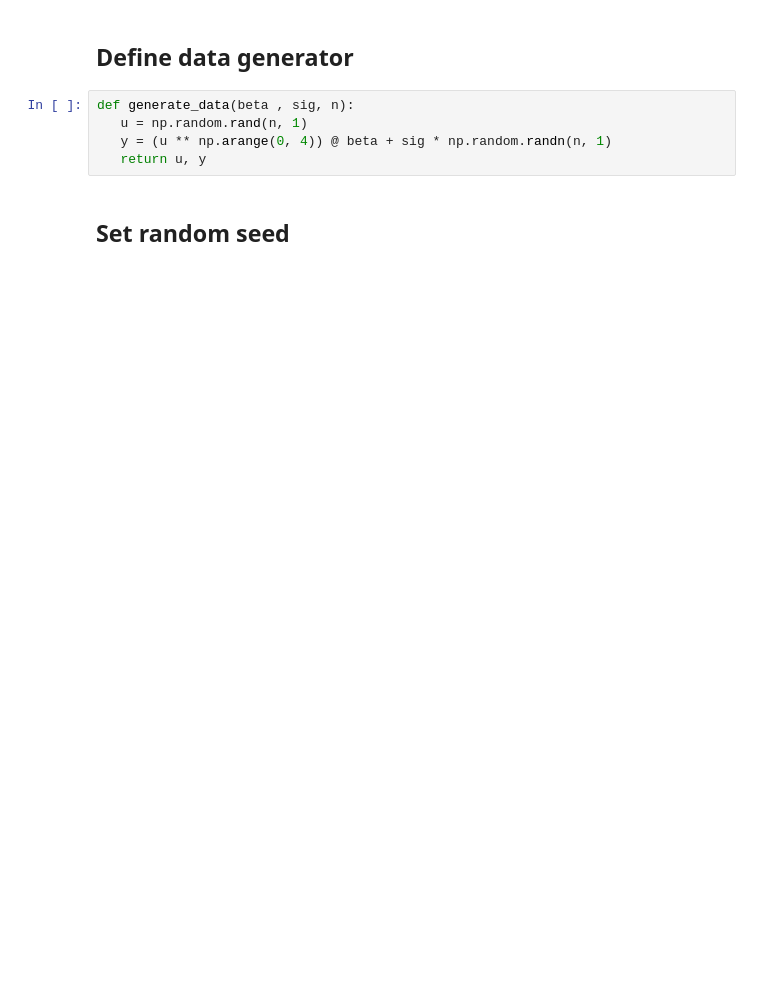
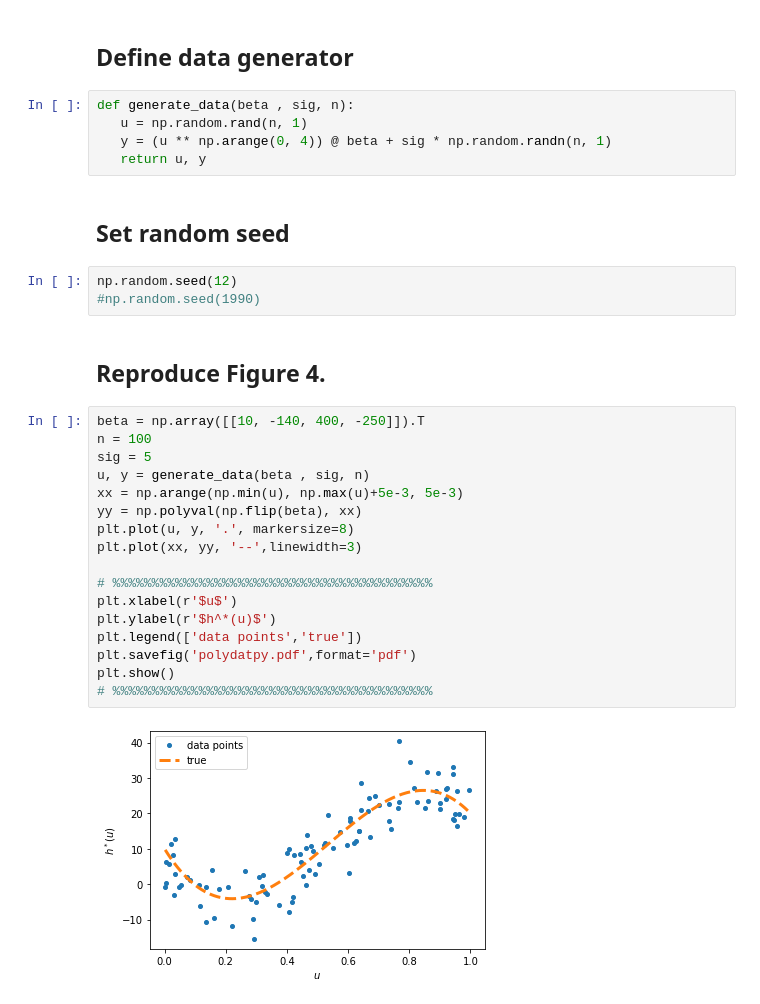
Before and after one commit to gnitnaw/Programs, a Jupyter notebook: Chapter2/DSML_Polynomial_Regression.ipynb, the cells around one changed output. Cells and saved outputs as stored; diff of their text form; blank space fills up the shorter version.

```diff
--- a/Chapter2/DSML_Polynomial_Regression.ipynb
+++ b/Chapter2/DSML_Polynomial_Regression.ipynb
@@ -17,3 +28,27 @@ def generate_data(beta , sig, n):
    return u, y
 # %% [markdown]
 ## Set random seed
+# %%
+np.random.seed(12)
+#np.random.seed(1990)
+# %% [markdown]
+## Reproduce Figure 4.
+# %%
+beta = np.array([[10, -140, 400, -250]]).T
+n = 100
+sig = 5
+u, y = generate_data(beta , sig, n)
+xx = np.arange(np.min(u), np.max(u)+5e-3, 5e-3)
+yy = np.polyval(np.flip(beta), xx)
+plt.plot(u, y, '.', markersize=8)
+plt.plot(xx, yy, '--',linewidth=3)
+
+# %%%%%%%%%%%%%%%%%%%%%%%%%%%%%%%%%%%%%%%%%
+plt.xlabel(r'$u$')
+plt.ylabel(r'$h^*(u)$')
+plt.legend(['data points','true'])
+plt.savefig('polydatpy.pdf',format='pdf')
+plt.show()
+# %%%%%%%%%%%%%%%%%%%%%%%%%%%%%%%%%%%%%%%%%
+# %% [output]
+[figure, added]
```
Also changed, not shown: parts of 16 cells of this notebook.
